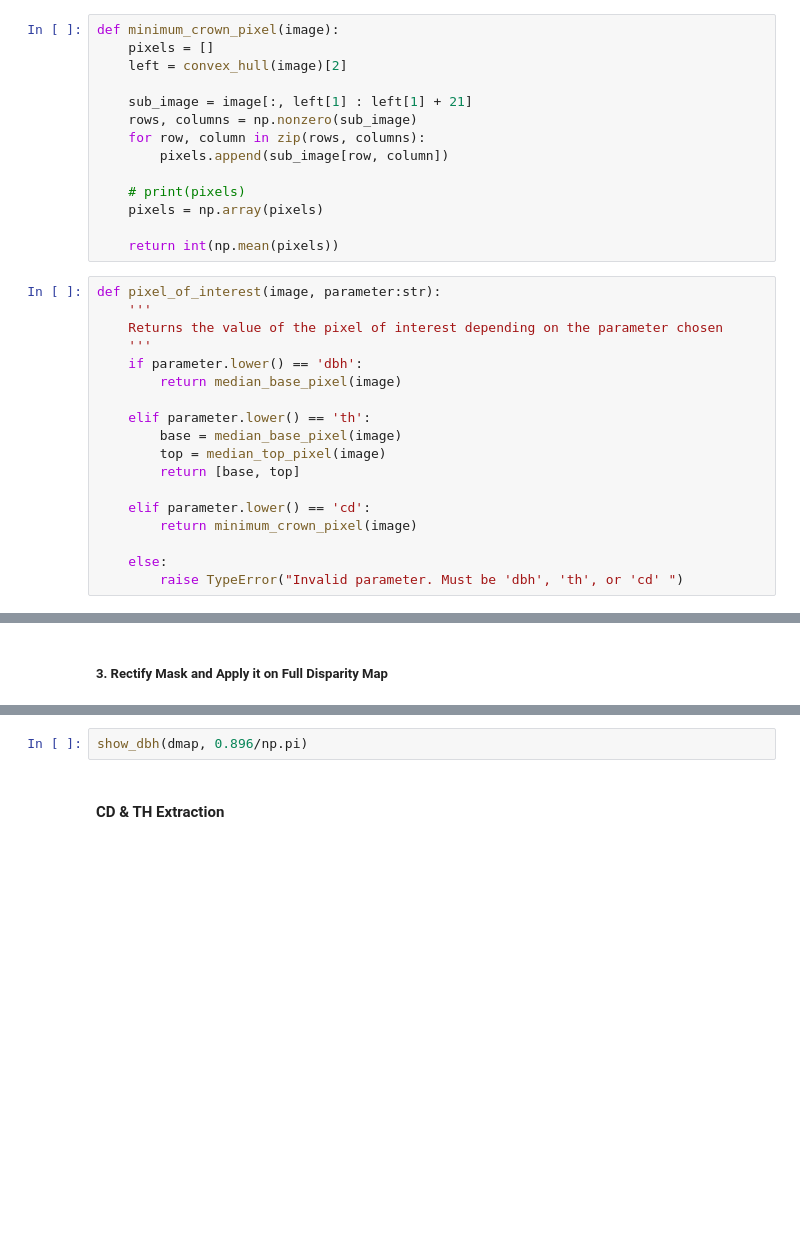
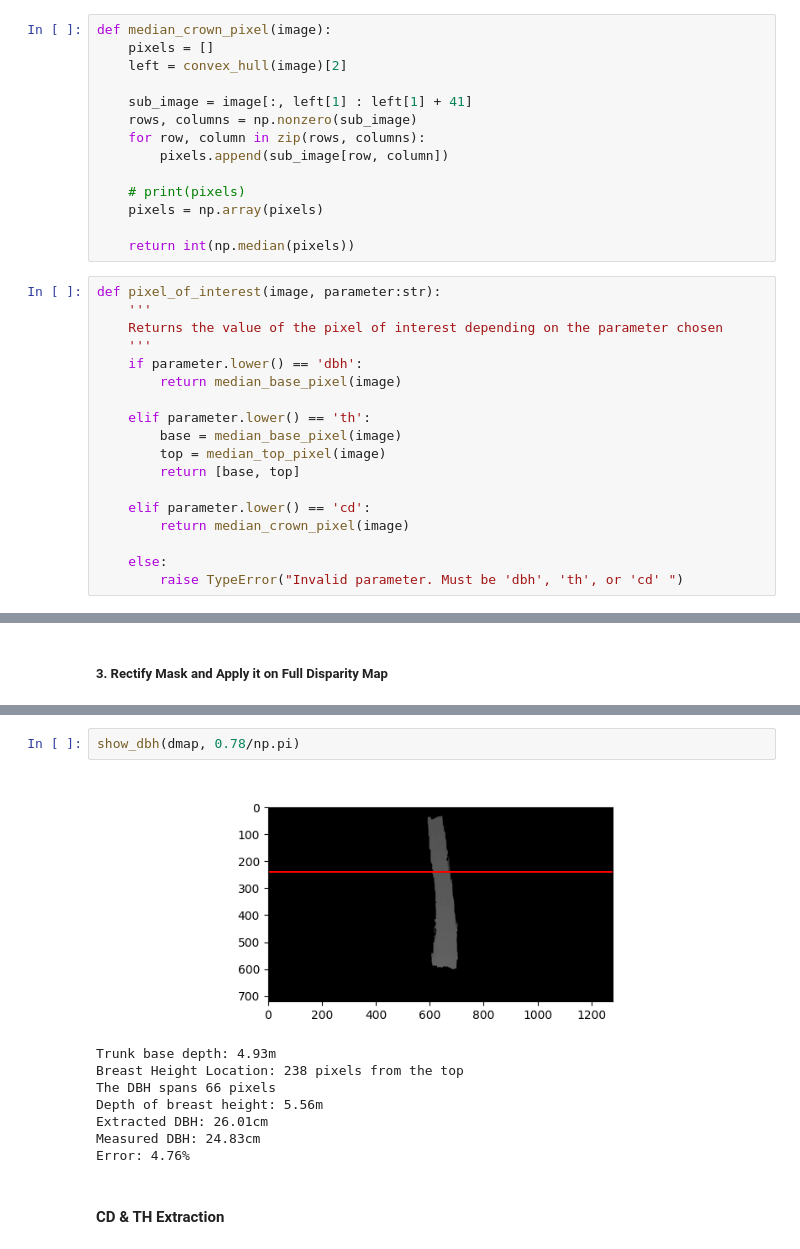
Before and after one commit to kiplimock/image-processing, a Jupyter notebook: disparity.ipynb, the cells around one changed output, grey strips where cells are left out. Cells and saved outputs as stored; diff of their text form; blank space fills up the shorter version.

```diff
--- a/disparity.ipynb
+++ b/disparity.ipynb
@@ -325,11 +325,11 @@ def median_bh_pixels(image):
 
     return [center, edge]
 # %%
-def minimum_crown_pixel(image):
+def median_crown_pixel(image):
     pixels = []
     left = convex_hull(image)[2]
 
-    sub_image = image[:, left[1] : left[1] + 21]
+    sub_image = image[:, left[1] : left[1] + 41]
     rows, columns = np.nonzero(sub_image)
     for row, column in zip(rows, columns):
         pixels.append(sub_image[row, column])
@@ -337,7 +337,7 @@ def minimum_crown_pixel(image):
     # print(pixels)
     pixels = np.array(pixels)
 
-    return int(np.mean(pixels))
+    return int(np.median(pixels))
 # %%
 def pixel_of_interest(image, parameter:str):
     '''
@@ -352,7 +352,7 @@ def pixel_of_interest(image, parameter:str):
         return [base, top]
 
     elif parameter.lower() == 'cd':
-        return minimum_crown_pixel(image)
+        return median_crown_pixel(image)
 
     else:
         raise TypeError("Invalid parameter. Must be 'dbh', 'th', or 'cd' ")
@@ -573,5 +582,14 @@ dmap[opening == 0] = 0
 # %%
-show_dbh(dmap, 0.896/np.pi)
+show_dbh(dmap, 0.78/np.pi)
+# %% [output]
+[figure, added]
+Trunk base depth: 4.93m
+Breast Height Location: 238 pixels from the top
+The DBH spans 66 pixels
+Depth of breast height: 5.56m
+Extracted DBH: 26.01cm
+Measured DBH: 24.83cm
+Error: 4.76%
 # %% [markdown]
 #### CD & TH Extraction
 # %%
```
Also changed, not shown: parts of 16 cells of this notebook, 1 other file.
